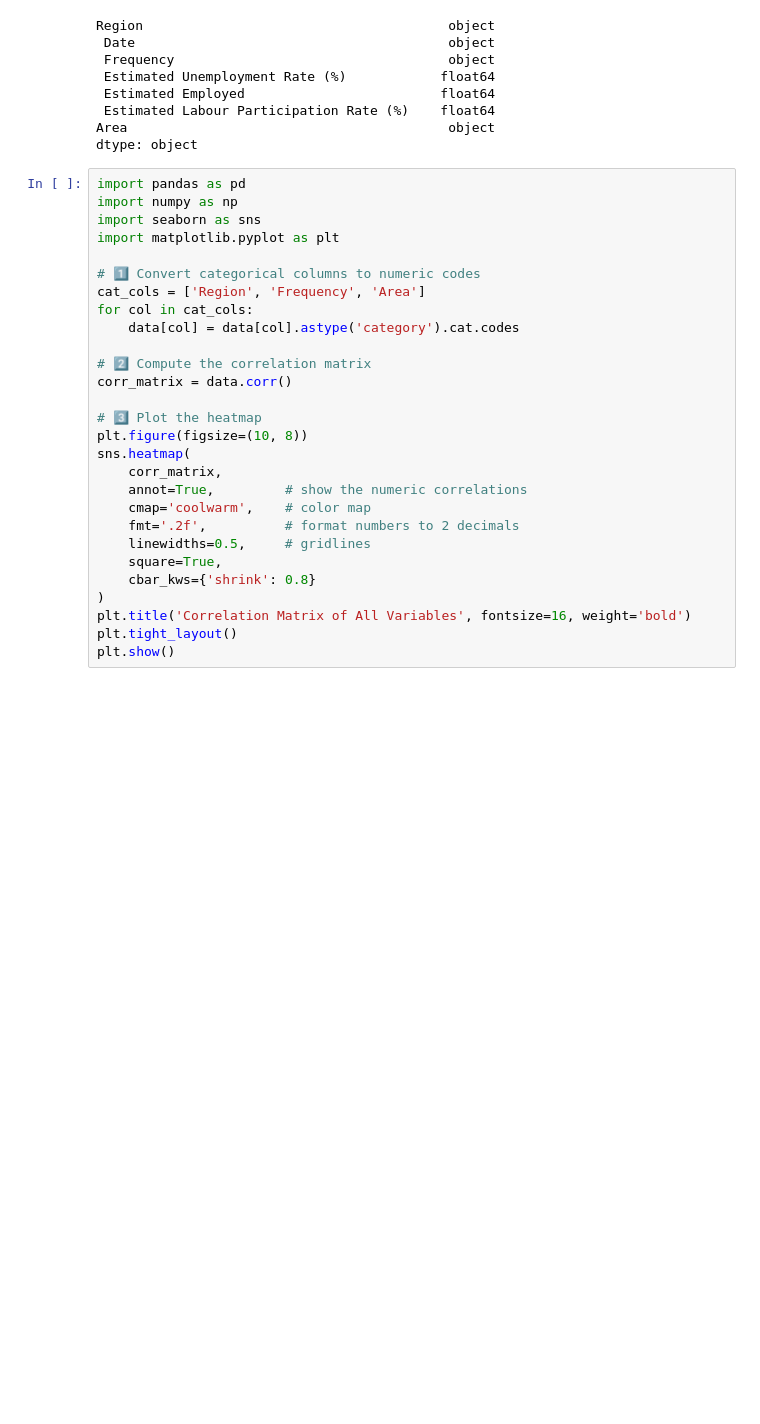
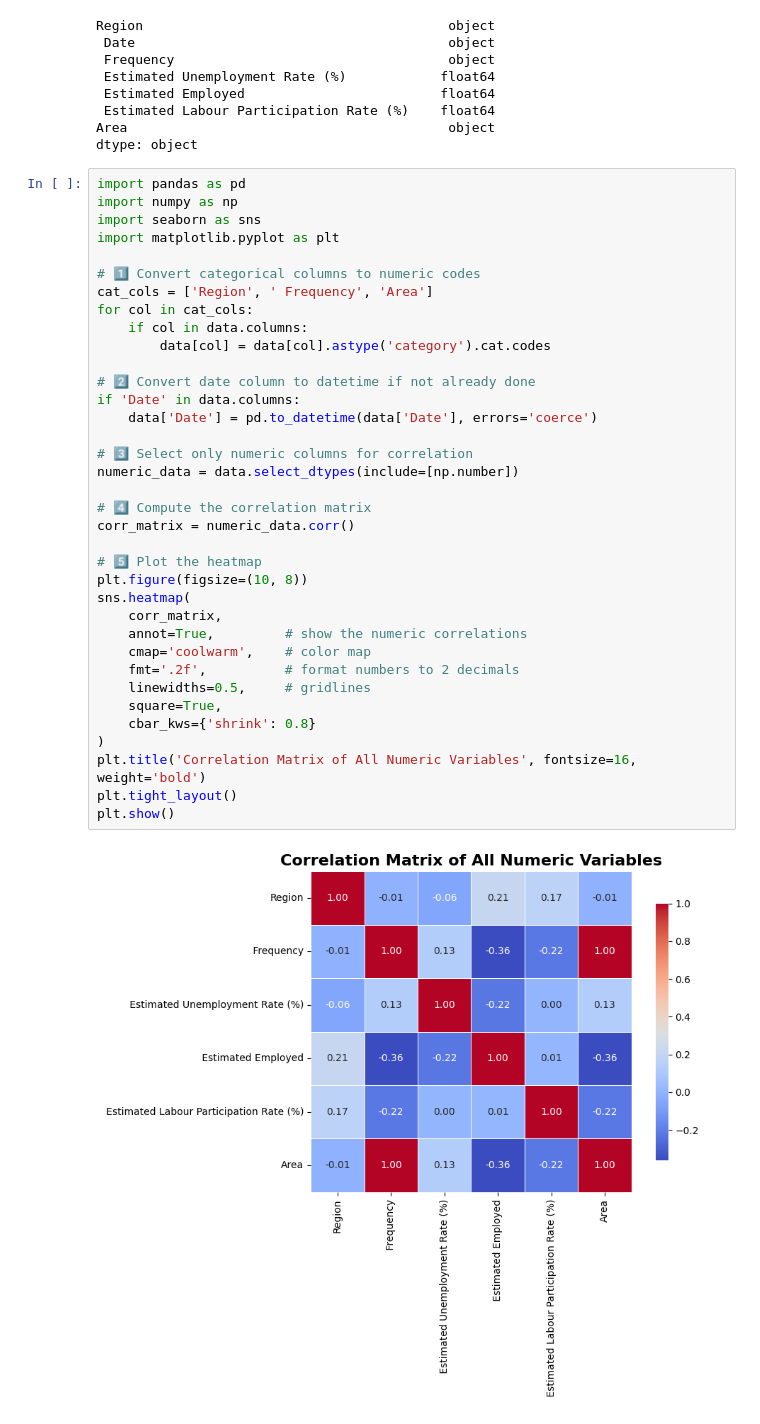
Before and after one commit to vinayp1120/OIBSIP, a Jupyter notebook: Analysis_of_data.ipynb, the cells around one changed output. Saved outputs shown, nothing was run; the diff lists cells and outputs as text; blank space fills up the shorter version.

Commit message:
Kaggle Notebook | Analysis_of_data | Version 1

```diff
--- a/Analysis_of_data.ipynb
+++ b/Analysis_of_data.ipynb
@@ -275,30 +275,40 @@ dtype: object
 # %%
 import pandas as pd
 import numpy as np
 import seaborn as sns
 import matplotlib.pyplot as plt
 
 # 1️⃣ Convert categorical columns to numeric codes
-cat_cols = ['Region', 'Frequency', 'Area']
+cat_cols = ['Region', ' Frequency', 'Area']
 for col in cat_cols:
-    data[col] = data[col].astype('category').cat.codes
+    if col in data.columns:
+        data[col] = data[col].astype('category').cat.codes
 
-# 2️⃣ Compute the correlation matrix
-corr_matrix = data.corr()
+# 2️⃣ Convert date column to datetime if not already done
+if 'Date' in data.columns:
+    data['Date'] = pd.to_datetime(data['Date'], errors='coerce')
 
-# 3️⃣ Plot the heatmap
+# 3️⃣ Select only numeric columns for correlation
+numeric_data = data.select_dtypes(include=[np.number])
+
+# 4️⃣ Compute the correlation matrix
+corr_matrix = numeric_data.corr()
+
+# 5️⃣ Plot the heatmap
 plt.figure(figsize=(10, 8))
 sns.heatmap(
     corr_matrix,
     annot=True,         # show the numeric correlations
     cmap='coolwarm',    # color map
     fmt='.2f',          # format numbers to 2 decimals
     linewidths=0.5,     # gridlines
     square=True,
     cbar_kws={'shrink': 0.8}
 )
-plt.title('Correlation Matrix of All Variables', fontsize=16, weight='bold')
+plt.title('Correlation Matrix of All Numeric Variables', fontsize=16, weight='bold')
 plt.tight_layout()
 plt.show()
+# %% [output]
+[figure, added]
 # %%
 # Compute the covariance matrix
```
Also changed, not shown: parts of 20 cells of this notebook.
